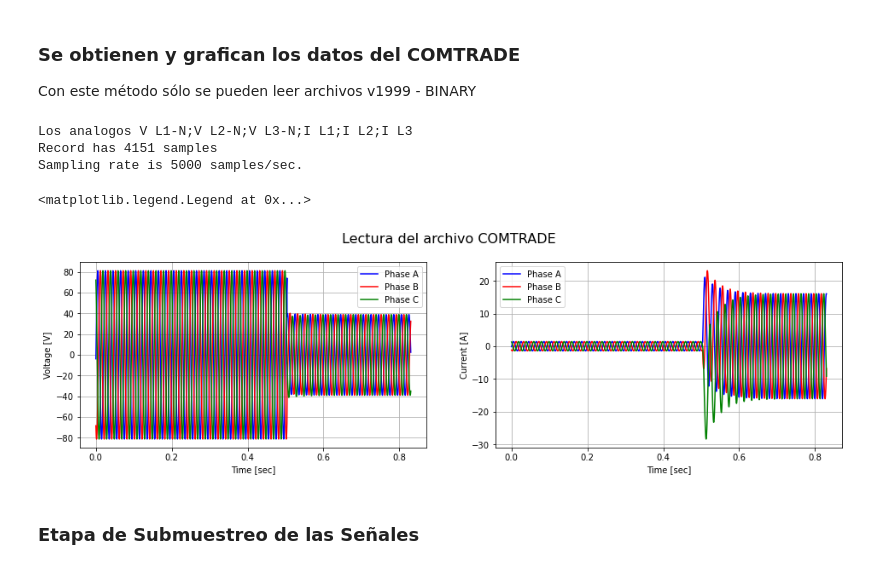
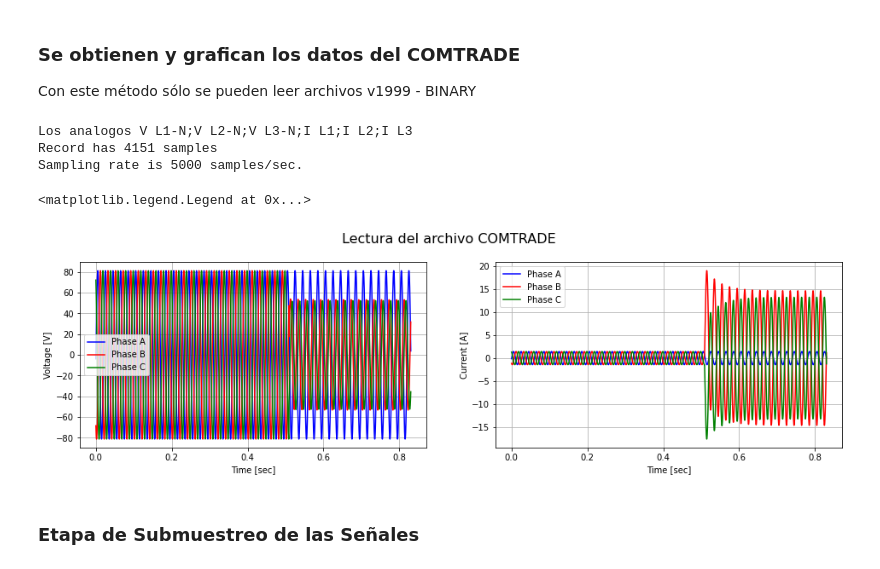
Before and after one commit to andresenrique08/Virtual_Relay_Course, a Jupyter notebook: Test_complete1.ipynb, the cells around one changed output. Saved outputs shown, nothing was run; the diff lists cells and outputs as text; code cells hidden in the pictures.

```diff
--- a/Test_complete1.ipynb
+++ b/Test_complete1.ipynb
@@ -118,7 +118,8 @@ def walsh_current(time, data, fk, fs_user_cycle):
 Con este método sólo se pueden leer archivos v1999 - BINARY
 # %%
 comtradeObj = pyComtrade.ComtradeRecord()
-comtradeObj.read('./Comtrade TEST 1-1/L1L2L3_75%/BINAIRE/Test_1-1_ABC60_75%_BIN.cfg', './Comtrade TEST 1-1/L1L2L3_75%/BINAIRE/Test_1-1_ABC60_75%_BIN.dat')
+#comtradeObj.read('./Comtrade TEST 1-1/L1L2L3_75%/BINAIRE/Test_1-1_ABC60_75%_BIN.cfg', './Comtrade TEST 1-1/L1L2L3_75%/BINAIRE/Test_1-1_ABC60_75%_BIN.dat')
+comtradeObj.read('./CFG Example Binario/Test_1-1_BC60_75%_BIN.cfg', './/CFG Example Binario/Test_1-1_BC60_75%_BIN.dat')
 
 print('Los analogos',comtradeObj.get_analog_ids())  # print the ids of the analog channels.
 
@@ -149,34 +150,34 @@ for i in np.arange(6):
     if i<3:
         voltages[:,i] = comtradeObj['A'][i]['values']
         for j in np.arange(len(voltages[:,i])):
             voltages[j,i]= voltages[j,i] * ratio_V
     else:
         currents[:,i-3] = comtradeObj['A'][i]['values']
 #print(N_tot)
 f, axarr = plt.subplots(1, 2, figsize =(16, 4))
 f.suptitle('Lectura del archivo COMTRADE', y=1, fontsize=16)
 
 axarr[0].plot(time, voltages[:,0], 'b-', label='Phase A')
 axarr[0].plot(time, voltages[:,1], 'r-', label='Phase B')
 axarr[0].plot(time, voltages[:,2], 'g-', label='Phase C')
 axarr[0].set_xlabel('Time [sec]')
 axarr[0].set_ylabel('Voltage [V]')
 axarr[0].grid()
 axarr[0].legend()
 
 axarr[1].plot(time, currents[:,0], 'b-', label='Phase A')
 axarr[1].plot(time, currents[:,1], 'r-', label='Phase B')
 axarr[1].plot(time, currents[:,2], 'g-', label='Phase C')
 axarr[1].set_xlabel('Time [sec]')
 axarr[1].set_ylabel('Current [A]')
 axarr[1].grid()
 axarr[1].legend()
 # %% [output]
 Los analogos V L1-N;V L2-N;V L3-N;I L1;I L2;I L3
 Record has 4151 samples
 Sampling rate is 5000 samples/sec.
 <matplotlib.legend.Legend at 0x...>
-[figure, old version]
+[figure, new version]
 # %% [markdown]
 ### Etapa de Submuestreo de las Señales
 # %%
```
Also changed, not shown: parts of 8 cells of this notebook, 8 other files.
